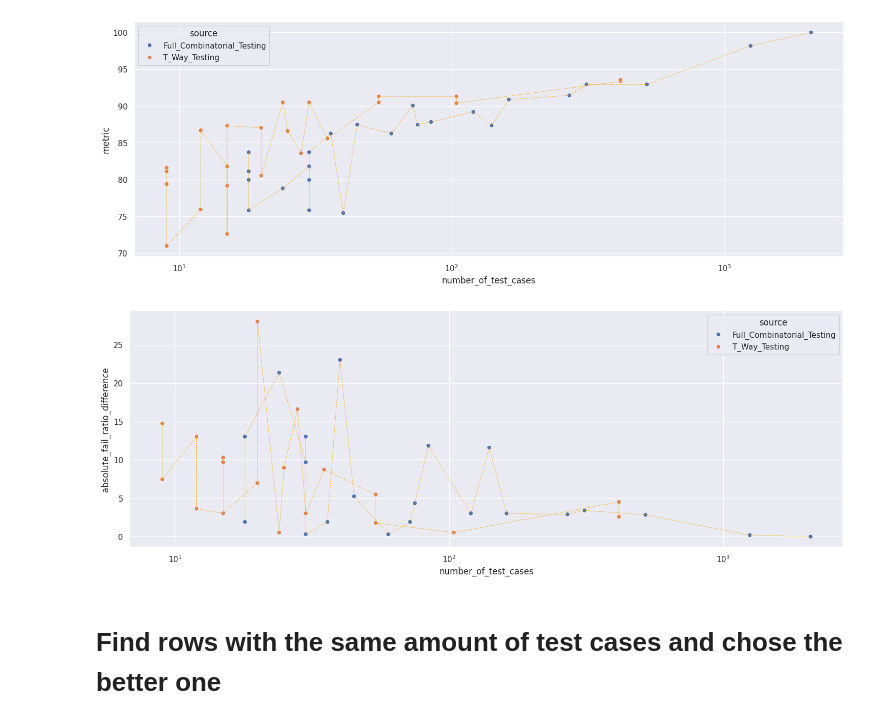
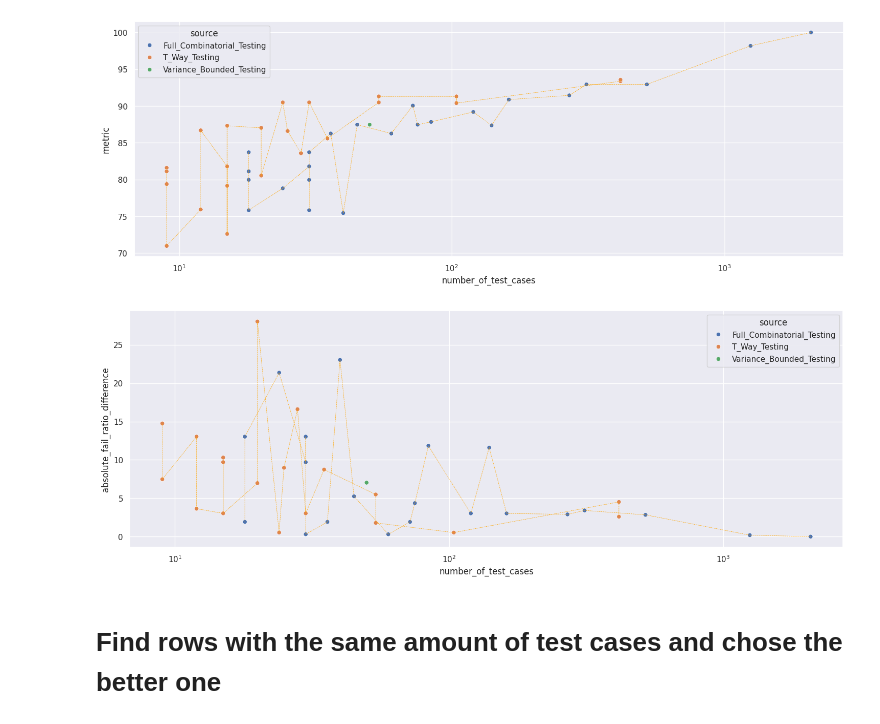
Before and after one commit to patrickw16/sim_loop, a Jupyter notebook: evaluation/evaluation_data_analysis.ipynb, the cells around one changed output. Cells and saved outputs as stored; diff of their text form; code cells hidden in the pictures.

Commit message:
added evaluation of 50 test cases option for var bounded method

```diff
--- a/evaluation/evaluation_data_analysis.ipynb
+++ b/evaluation/evaluation_data_analysis.ipynb
@@ -5,28 +5,32 @@ import matplotlib.pyplot as plt
 
 df_full_combi = pd.read_csv('./full_combinatorial_testing/data/full_combinatorial_testing_evaluation.csv')
 df_t_way = pd.read_csv('./t_way_testing/data/t_way_testing_evaluation.csv')
+df_var = pd.read_csv('./variance_bounded_testing_method/data/variance_bounded_testing_method_evaluation.csv')
 
 # Add a new column to identify the source DataFrame
 df_full_combi['source'] = 'Full_Combinatorial_Testing'
 df_t_way['source'] = 'T_Way_Testing'
+df_var['source'] = 'Variance_Bounded_Testing'
 
 df_full_combi = df_full_combi.sort_values(by='number_of_test_cases')
 df_t_way = df_t_way.sort_values(by='number_of_test_cases')
+df_var = df_var.sort_values(by='number_of_test_cases')
 
 # Concatenate the DataFrames
-combined_df = pd.concat([df_full_combi, df_t_way], ignore_index=True)
+combined_df = pd.concat([df_full_combi, df_t_way, df_var], ignore_index=True)
 # %%
 sns.set_theme(style="darkgrid")
 plt.figure(figsize=(18, 6))
 # Plot the responses for different events and regions
 sns.scatterplot(x="number_of_test_cases", y="metric",
              hue="source",
              data=combined_df)
 plt.plot(df_full_combi['number_of_test_cases'], df_full_combi['metric'], color='orange', linestyle='--', linewidth=0.5)  # Line connecting the points
 plt.plot(df_t_way['number_of_test_cases'], df_t_way['metric'], color='orange', linestyle='--', linewidth=0.5)  # Line connecting the points
+plt.plot(df_var['number_of_test_cases'], df_var['metric'], color='green', linestyle='--', linewidth=0.5)  # Line connecting the points
 plt.xscale('log')
 # %% [output]
-[figure, old version]
+[figure, new version]
 # %%
 # Plot the responses for different events and regions
 plt.figure(figsize=(18, 6))
@@ -35,8 +39,9 @@ sns.scatterplot(x="number_of_test_cases", y="absolute_fail_ratio_difference",
              data=combined_df)
 plt.plot(df_full_combi['number_of_test_cases'], df_full_combi['absolute_fail_ratio_difference'], color='orange', linestyle='--', linewidth=0.5)  # Line connecting the points
 plt.plot(df_t_way['number_of_test_cases'], df_t_way['absolute_fail_ratio_difference'], color='orange', linestyle='--', linewidth=0.5)  # Line connecting the points
+plt.plot(df_var['number_of_test_cases'], df_var['absolute_fail_ratio_difference'], color='green', linestyle='--', linewidth=0.5)  # Line connecting the points
 plt.xscale('log')
 # %% [output]
-[figure, old version]
+[figure, new version]
 # %% [markdown]
 # Find rows with the same amount of test cases and chose the better one
```
Also changed, not shown: 2 other files.
